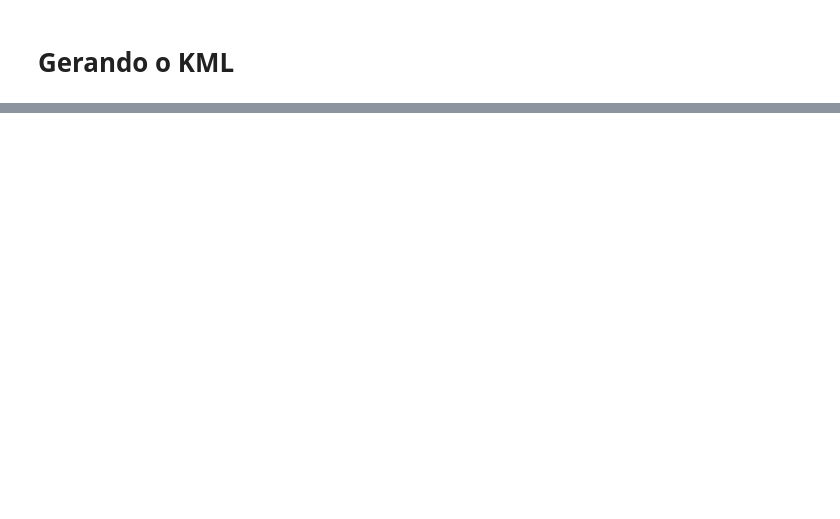
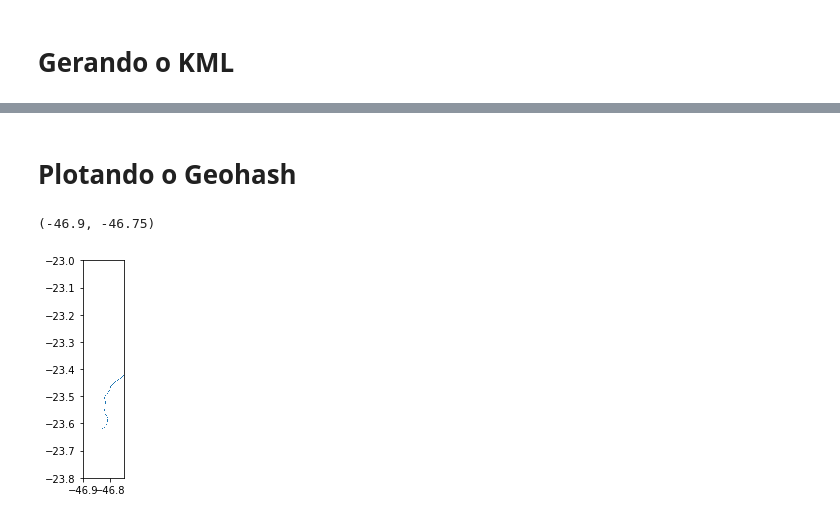
Before and after one commit to tbuzze/geohash, a Jupyter notebook: geohash.ipynb, the cells around one changed output, grey strips where cells are left out. Saved outputs shown, nothing was run; the diff lists cells and outputs as text; code cells hidden in the pictures; blank space fills up the shorter version.

```diff
--- a/geohash.ipynb
+++ b/geohash.ipynb
@@ -239,0 +217,23 @@ for i in range(len(db_geo)):
+# %% [markdown]
+# Plotando o Geohash
+# %%
+#-- carregando o drive kml
+fiona.drvsupport.supported_drivers['KML'] = 'rw'
+
+#-- abrindo o arquivo
+df_geo = gpd.read_file('/content/drive/My Drive/Colab Notebooks/Geohash/collab_geohash.kml', driver='KML')
+# %%
+#-- importando o mapa mundi
+world = gpd.read_file(gpd.datasets.get_path('naturalearth_lowres'))
+# %%
+#-- selecionando o mapa do Brasil
+br = world[world['name'] == 'Brazil']
+# %%
+#-- plotando os dados no mapa do Brasil
+base = br.plot(color='white', edgecolor='black')
+_ = df_geo.plot(ax=base)
+_.set_ylim([-23.8, -23])
+_.set_xlim([-46.90, -46.75])
+# %% [output]
+(-46.9, -46.75)
+[figure, added]
```
Also changed, not shown: parts of 24 cells of this notebook.
